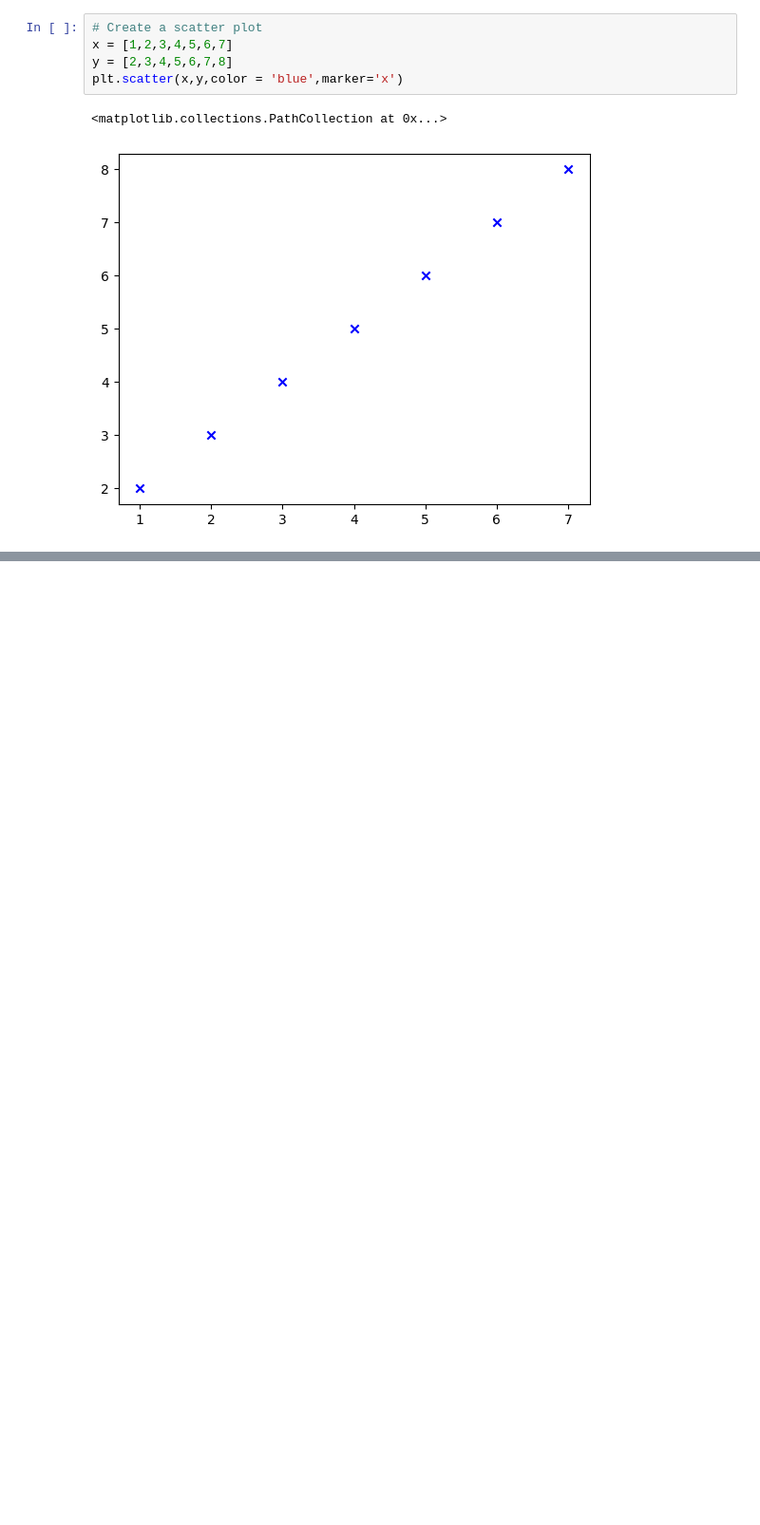
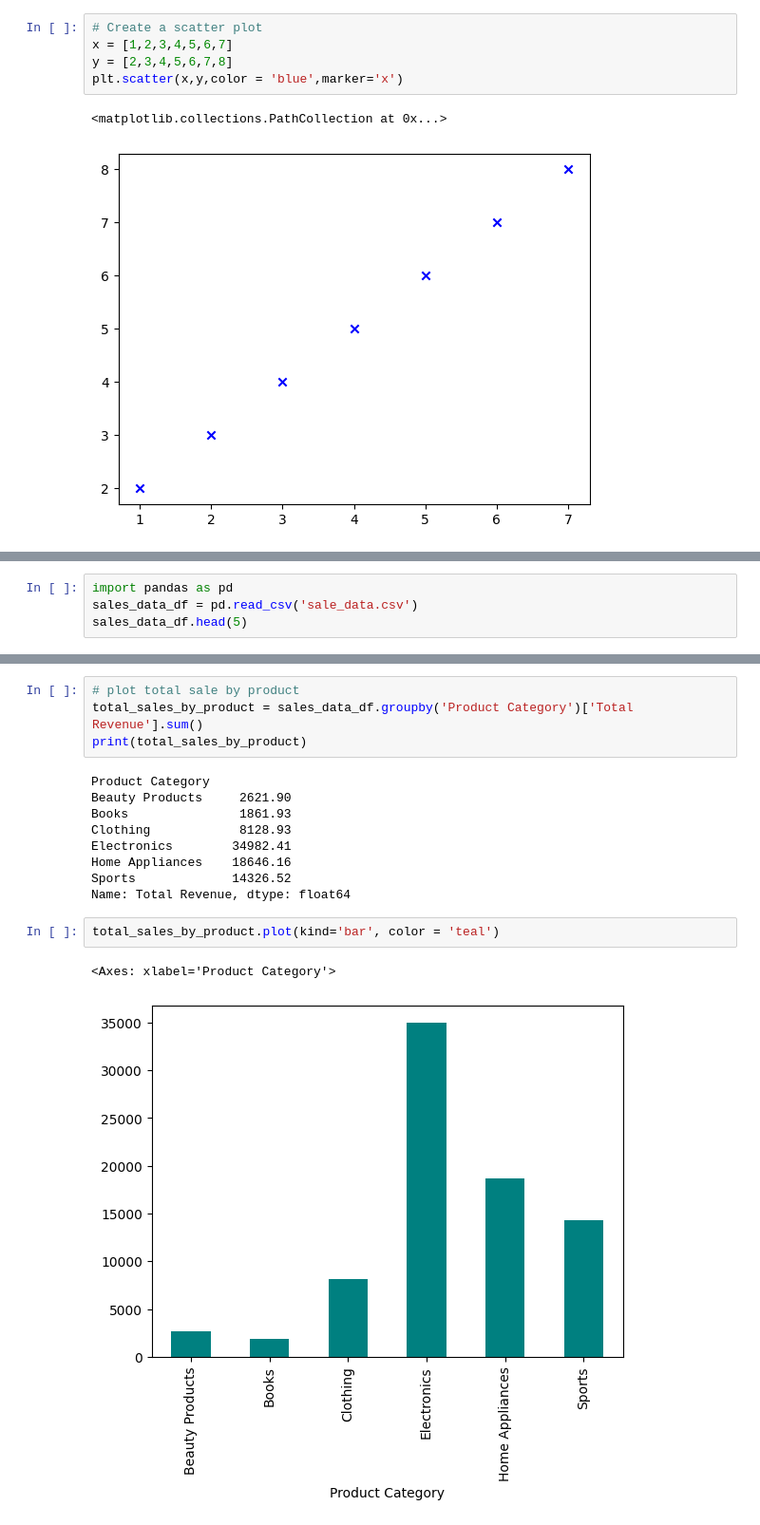
Before and after one commit to prathamxz/Data-Science-Practice, a Jupyter notebook: Python Solving/Data Analysis with Python/Data Visualization Using Matplotlib.ipynb, the cells around one changed output, grey strips where cells are left out. Shown at 95% size. Saved outputs shown, nothing was run; the diff lists cells and outputs as text; blank space fills up the shorter version.

```diff
--- a/Python Solving/Data Analysis with Python/Data Visualization Using Matplotlib.ipynb
+++ b/Python Solving/Data Analysis with Python/Data Visualization Using Matplotlib.ipynb
@@ -77,0 +84,4 @@ plt.pie(sizes,labels=labels)
+# %%
+import pandas as pd
+sales_data_df = pd.read_csv('sale_data.csv')
+sales_data_df.head(5)
@@ -77,0 +114,18 @@ plt.pie(sizes,labels=labels)
+# %%
+# plot total sale by product
+total_sales_by_product = sales_data_df.groupby('Product Category')['Total Revenue'].sum()
+print(total_sales_by_product)
+# %% [output]
+Product Category
+Beauty Products     2621.90
+Books               1861.93
+Clothing            8128.93
+Electronics        34982.41
+Home Appliances    18646.16
+Sports             14326.52
+Name: Total Revenue, dtype: float64
+# %%
+total_sales_by_product.plot(kind='bar', color = 'teal')
+# %% [output]
+<Axes: xlabel='Product Category'>
+[figure, added]
```
Also changed, not shown: parts of 4 cells of this notebook.
